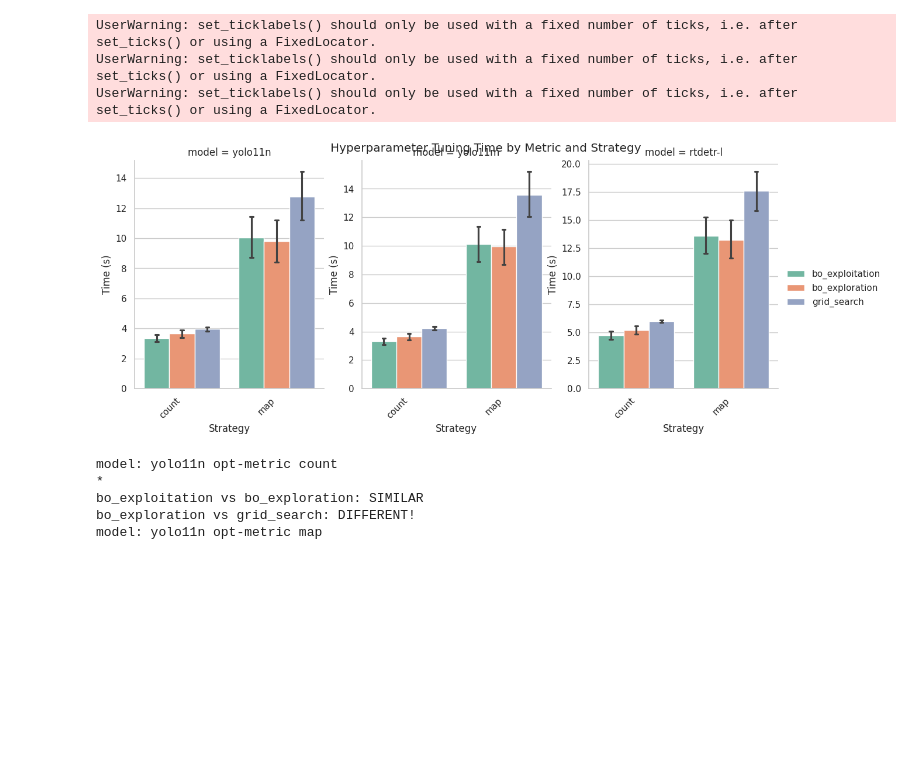
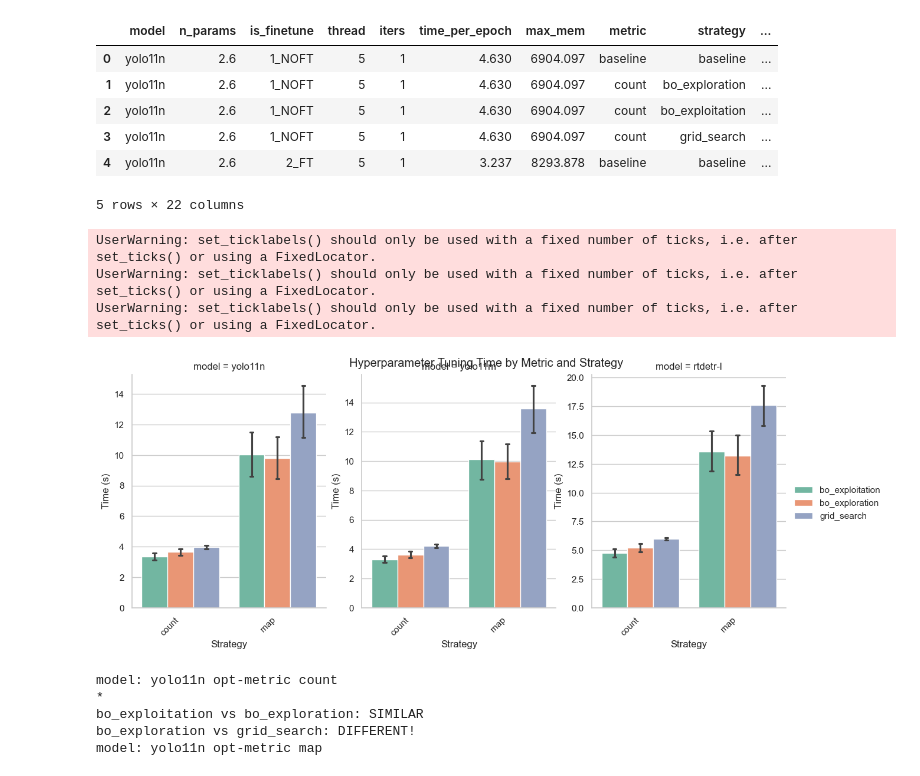
Before and after one commit to Niche-Lab/ant-detective, a Jupyter notebook: _5_eval-study2.ipynb, the cells around one changed output. Cells and saved outputs as stored; diff of their text form; code cells hidden in the pictures; blank space fills up the shorter version.

```diff
--- a/_5_eval-study2.ipynb
+++ b/_5_eval-study2.ipynb
@@ -45,6 +45,17 @@ cat_order = [
     "C_finetuned_supervised"
 ]
 model_order = ["yolo11n", "yolo11m", "rtdetr-l"]
+# %%
+data = pd.read_csv("out/s2_raw.csv")
+data.head()
+# %% [output]
+|  | model | n_params | is_finetune | thread | iters | time_per_epoch | max_mem | metric | strategy | ... |
+| 0 | yolo11n | 2.6 | 1_NOFT | 5 | 1 | 4.630 | 6904.097 | baseline | baseline | ... |
+| 1 | yolo11n | 2.6 | 1_NOFT | 5 | 1 | 4.630 | 6904.097 | count | bo_exploration | ... |
+| 2 | yolo11n | 2.6 | 1_NOFT | 5 | 1 | 4.630 | 6904.097 | count | bo_exploitation | ... |
+| 3 | yolo11n | 2.6 | 1_NOFT | 5 | 1 | 4.630 | 6904.097 | count | grid_search | ... |
+| 4 | yolo11n | 2.6 | 2_FT | 5 | 1 | 3.237 | 8293.878 | baseline | baseline | ... |
+5 rows × 22 columns
 # %%
 # box plot: x metric, hue: strategy, y time_hptuning
 sns.set_theme(style="whitegrid")
@@ -75,7 +86,7 @@ g.savefig("out/s2_time_hptuning.png", dpi=300)
 UserWarning: set_ticklabels() should only be used with a fixed number of ticks, i.e. after set_ticks() or using a FixedLocator.
 UserWarning: set_ticklabels() should only be used with a fixed number of ticks, i.e. after set_ticks() or using a FixedLocator.
 UserWarning: set_ticklabels() should only be used with a fixed number of ticks, i.e. after set_ticks() or using a FixedLocator.
-[figure, old version]
+[figure, new version]
 # %%
 # test hukey hsd between three groups
 from statsmodels.stats.multicomp import pairwise_tukeyhsd
```
Also changed, not shown: parts of 5 cells of this notebook, 34 other files.
